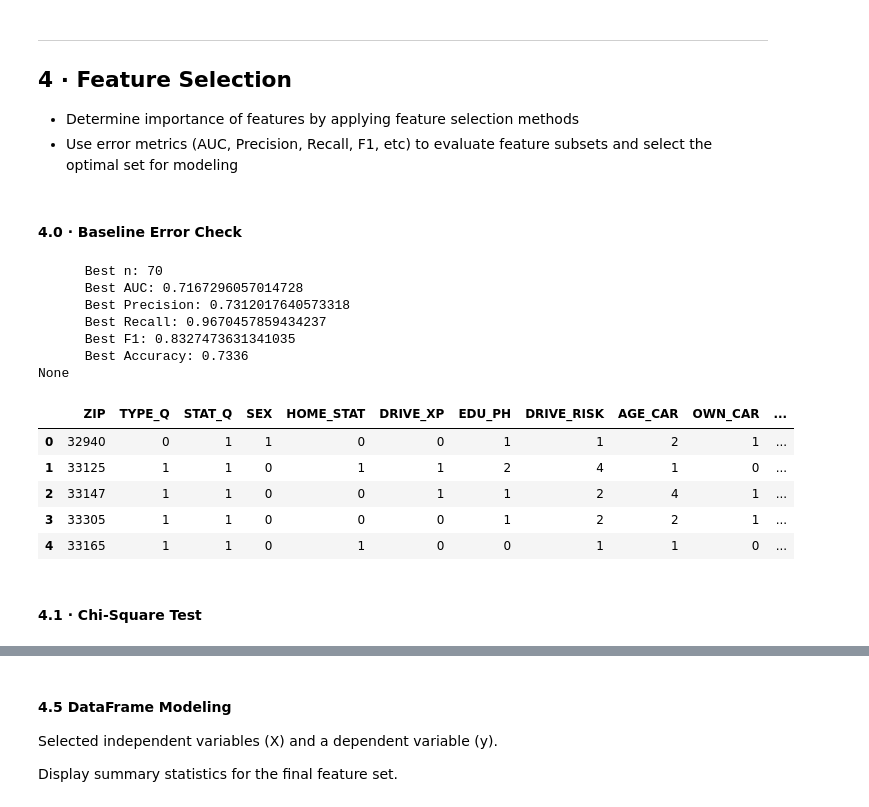
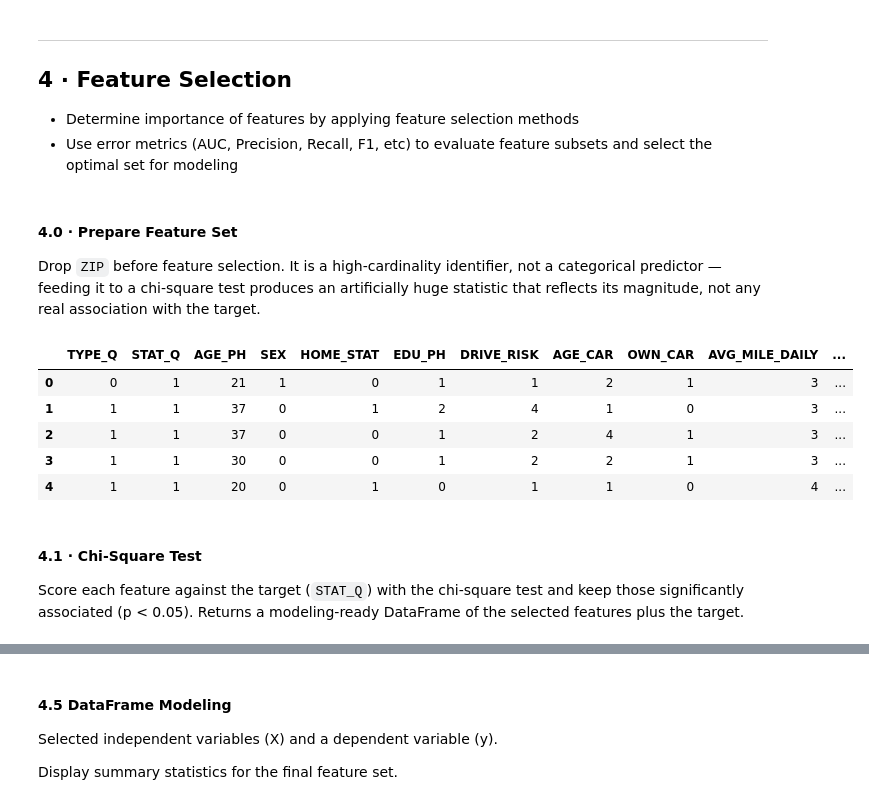
Before and after one commit to PESIII23/customer-segmentation, a Jupyter notebook: src/notebooks/quote_decision_predictor.ipynb, the cells around one changed output, grey strips where cells are left out. Saved outputs shown, nothing was run; the diff lists cells and outputs as text; code cells hidden in the pictures.

```diff
--- a/src/notebooks/quote_decision_predictor.ipynb
+++ b/src/notebooks/quote_decision_predictor.ipynb
@@ -164,26 +152,21 @@ While correlation is a useful first-pass filter, I will also consider feature se
 - Determine importance of features by applying feature selection methods
 - Use error metrics (AUC, Precision, Recall, F1, etc) to evaluate feature subsets and select the optimal set for modeling
 # %% [markdown]
-#### 4.0 · Baseline Error Check
+#### 4.0 · Prepare Feature Set
+Drop `ZIP` before feature selection. It is a high-cardinality identifier, not a categorical predictor — feeding it to a chi-square test produces an artificially huge statistic that reflects its magnitude, not any real association with the target.
 # %%
-eval_neighbors = feature_selection.evaluate_neighbors(df_eda)
-print(eval_neighbors)
+# Drop ZIP: high-cardinality identifier, not a valid chi-square feature
+df_eda = df_eda.drop(columns=['ZIP'], errors='ignore')
 
 df_eda.head()
 # %% [output]
-      Best n: 70
-      Best AUC: 0.7167296057014728
-      Best Precision: 0.7312017640573318
-      Best Recall: 0.9670457859434237
-      Best F1: 0.8327473631341035
-      Best Accuracy: 0.7336
-None
-|  | ZIP | TYPE_Q | STAT_Q | SEX | HOME_STAT | DRIVE_XP | EDU_PH | DRIVE_RISK | AGE_CAR | OWN_CAR | ... |
-| 0 | 32940 | 0 | 1 | 1 | 0 | 0 | 1 | 1 | 2 | 1 | ... |
-| 1 | 33125 | 1 | 1 | 0 | 1 | 1 | 2 | 4 | 1 | 0 | ... |
-| 2 | 33147 | 1 | 1 | 0 | 0 | 1 | 1 | 2 | 4 | 1 | ... |
-| 3 | 33305 | 1 | 1 | 0 | 0 | 0 | 1 | 2 | 2 | 1 | ... |
-| 4 | 33165 | 1 | 1 | 0 | 1 | 0 | 0 | 1 | 1 | 0 | ... |
+|  | TYPE_Q | STAT_Q | AGE_PH | SEX | HOME_STAT | EDU_PH | DRIVE_RISK | AGE_CAR | OWN_CAR | AVG_MILE_DAILY | ... |
+| 0 | 0 | 1 | 21 | 1 | 0 | 1 | 1 | 2 | 1 | 3 | ... |
+| 1 | 1 | 1 | 37 | 0 | 1 | 2 | 4 | 1 | 0 | 3 | ... |
+| 2 | 1 | 1 | 37 | 0 | 0 | 1 | 2 | 4 | 1 | 3 | ... |
+| 3 | 1 | 1 | 30 | 0 | 0 | 1 | 2 | 2 | 1 | 3 | ... |
+| 4 | 1 | 1 | 20 | 0 | 1 | 0 | 1 | 1 | 0 | 4 | ... |
 # %% [markdown]
 #### 4.1 · Chi-Square Test
+Score each feature against the target (`STAT_Q`) with the chi-square test and keep those significantly associated (p < 0.05). Returns a modeling-ready DataFrame of the selected features plus the target.
 # %%
```
Also changed, not shown: parts of 20 cells of this notebook, 12 other files.
